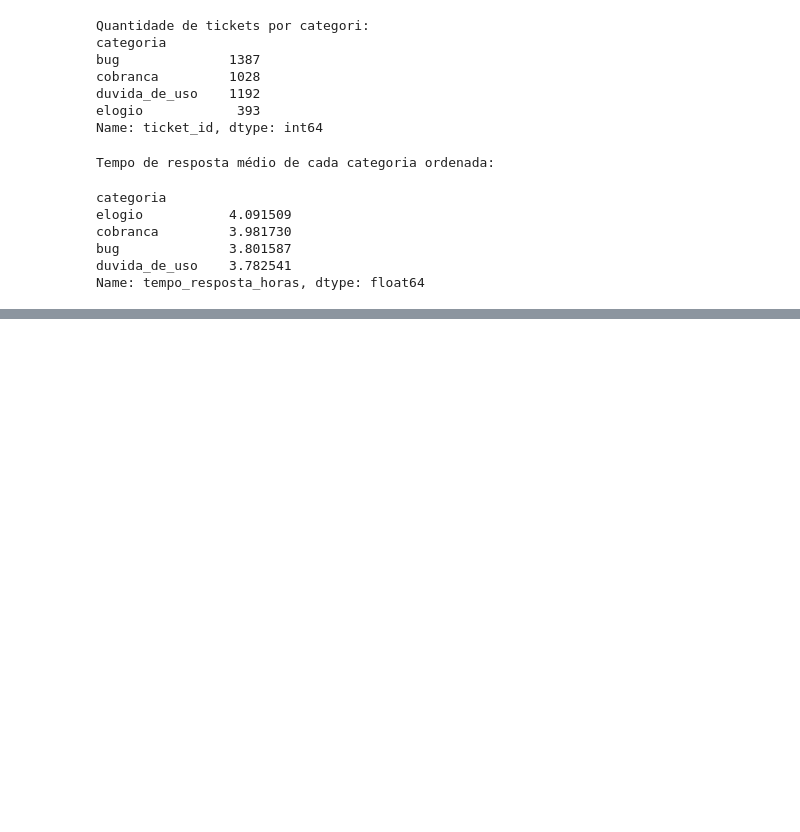
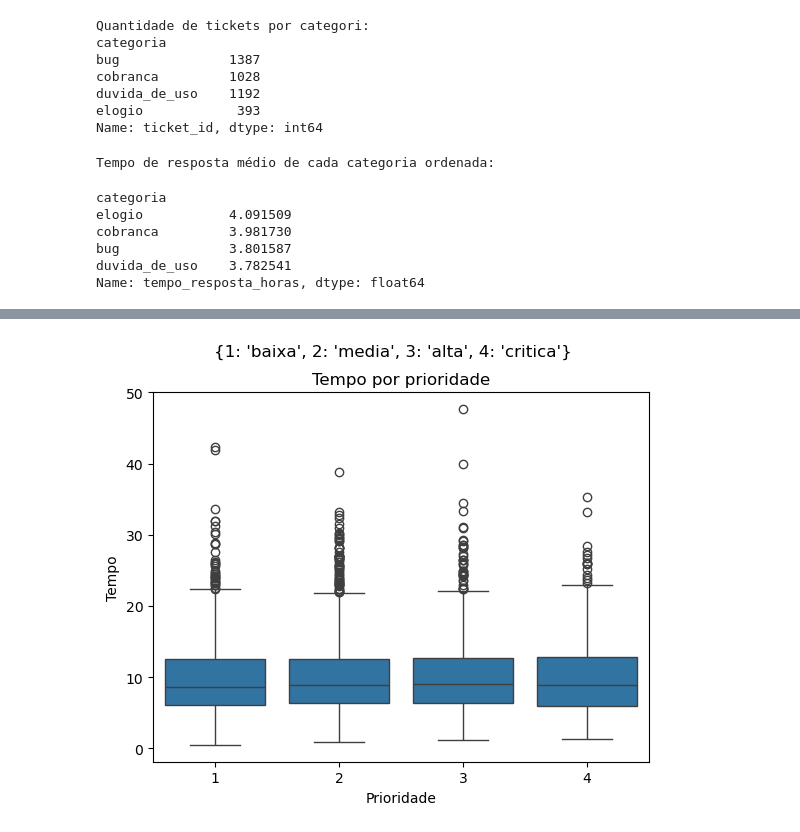
Before and after one commit to kick250/estatistica_aplicada, a Jupyter notebook: local/tp2.ipynb, the cells around one changed output, grey strips where cells are left out. Cells and saved outputs as stored; diff of their text form; code cells hidden in the pictures; blank space fills up the shorter version.

```diff
--- a/local/tp2.ipynb
+++ b/local/tp2.ipynb
@@ -447,0 +624,17 @@ hello
+# %%
+PRIORITY_DICT_TRANSLATOR_REVERSE = { 1: 'baixa', 2: 'media', 3: 'alta', 4: 'critica' }
+SOLVE_TIME = "tempo_resolucao_horas"
+
+seaborn.boxplot(
+    data=support_tickets_df,
+    x=PRIORITY_COLUMN,
+    y=SOLVE_TIME
+)
+
+pyplot.xlabel("Prioridade")
+pyplot.ylabel("Tempo")
+pyplot.title("Tempo por prioridade")
+pyplot.suptitle(PRIORITY_DICT_TRANSLATOR_REVERSE)
+pyplot.show()
+# %% [output]
+[figure, added]
```
Also changed, not shown: parts of 80 cells of this notebook.
